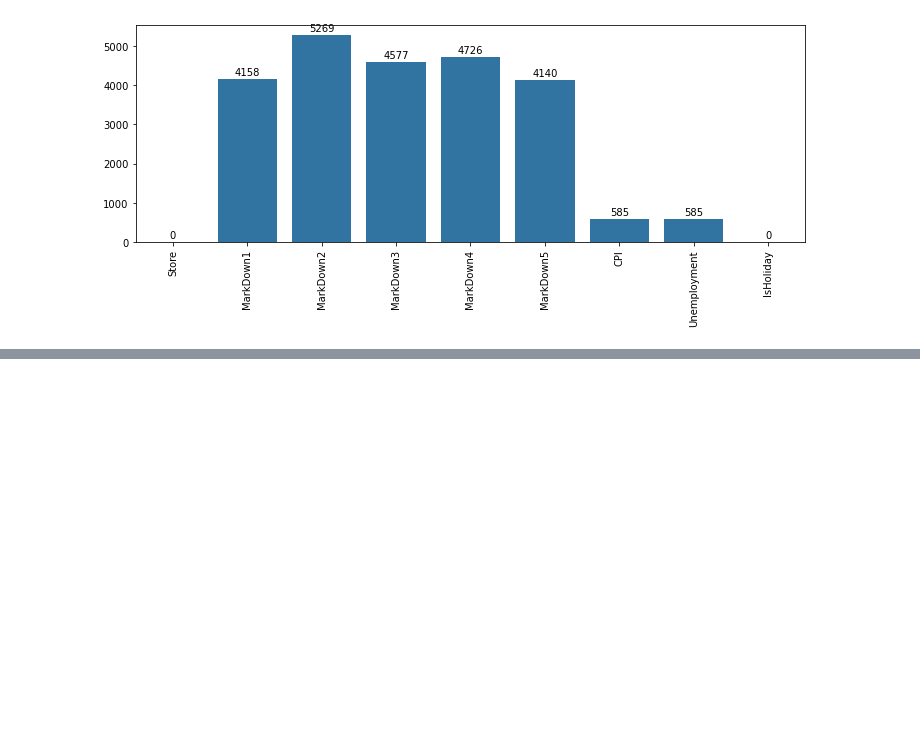
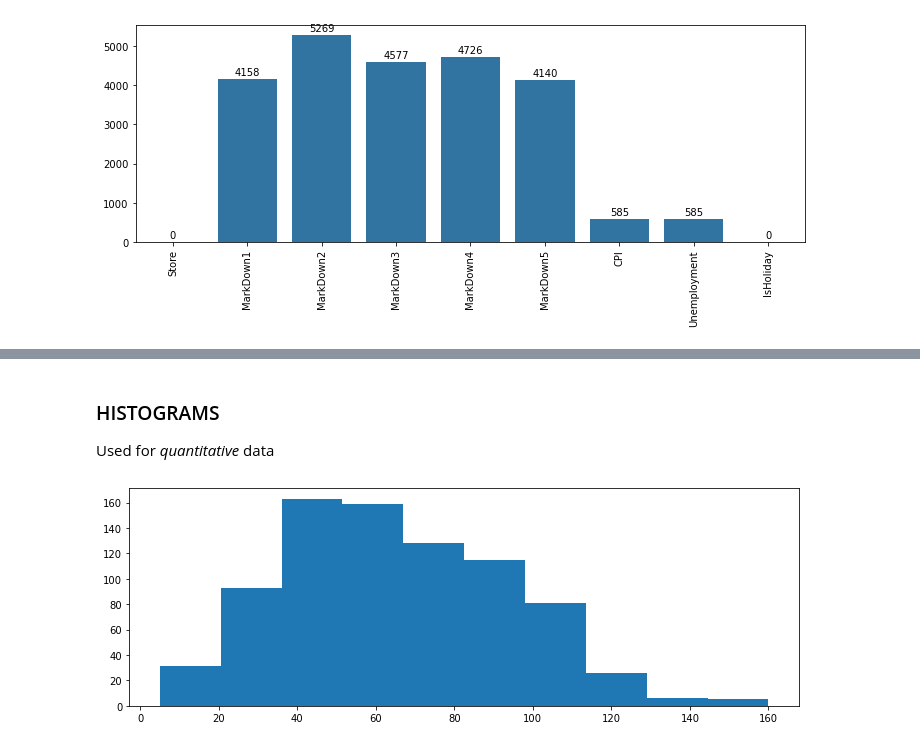
Before and after one commit to brianr114/udacity_ai_programming_with_python, a Jupyter notebook: numpy_pandas_matplotlib/notes/matplotlib_and_seaborn.ipynb, the cells around one changed output, grey strips where cells are left out. Saved outputs shown, nothing was run; the diff lists cells and outputs as text; code cells hidden in the pictures; blank space fills up the shorter version.

```diff
--- a/numpy_pandas_matplotlib/notes/matplotlib_and_seaborn.ipynb
+++ b/numpy_pandas_matplotlib/notes/matplotlib_and_seaborn.ipynb
@@ -289,0 +307,8 @@ for i in range(na_counts.shape[0]):
+# %% [markdown]
+### HISTOGRAMS
+Used for *quantitative* data
+# %%
+# Make historgram with default bins (10)
+plt.hist(data = pokemon, x = 'speed');
+# %% [output]
+[figure, added]
```
Also changed, not shown: parts of 12 cells of this notebook, 1 other file.
